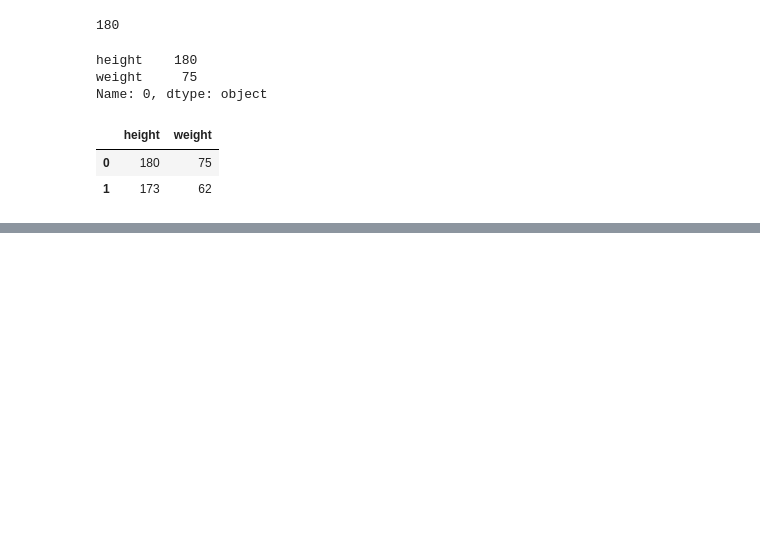
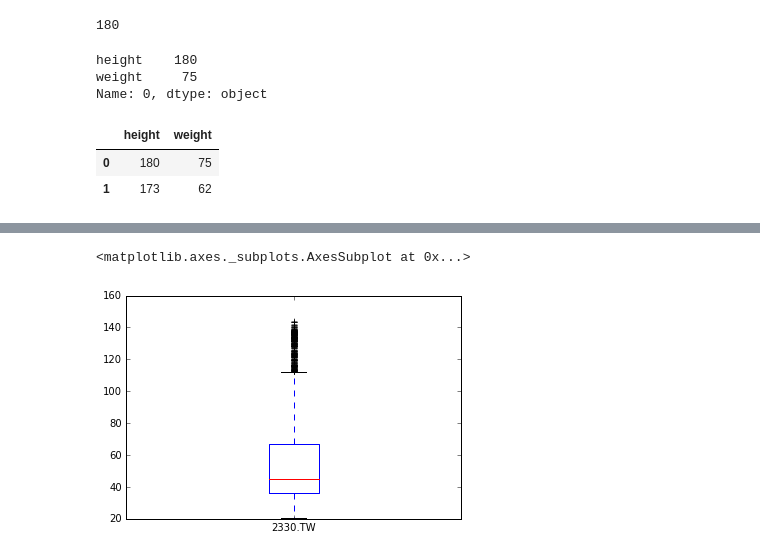
Before and after one commit to ywchiu/pyfintech, a Jupyter notebook: 20160729Demo.ipynb, the cells around one changed output, grey strips where cells are left out. Cells and saved outputs as stored; diff of their text form; code cells hidden in the pictures; blank space fills up the shorter version.

Commit message:
add figure

```diff
--- a/20160729Demo.ipynb
+++ b/20160729Demo.ipynb
@@ -155,0 +336,5 @@ df.loc[0:1, ['height', 'weight']] # get height information of first, and second
+# %%
+import pandas, datetime
+df = pandas.io.data.get_data_yahoo(['2330.TW', '2498.TW', '3008.TW'],
+                               start=datetime.datetime(2000, 1, 1),
+                               end=datetime.datetime(2016, 1, 1))['Adj Close']
@@ -155,0 +348,5 @@ df.loc[0:1, ['height', 'weight']] # get height information of first, and second
+# %%
+tw2330 =df['2330.TW']
+# nan = not a number
+tw2330 = tw2330.dropna()
+print tw2330.quantile(0.75) - tw2330.quantile(0.25)
@@ -155,0 +368,5 @@ df.loc[0:1, ['height', 'weight']] # get height information of first, and second
+# %%
+tw2330.plot(kind='box')
+# %% [output]
+<matplotlib.axes._subplots.AxesSubplot at 0x...>
+[figure, added]
```
Also changed, not shown: parts of 38 cells of this notebook.
